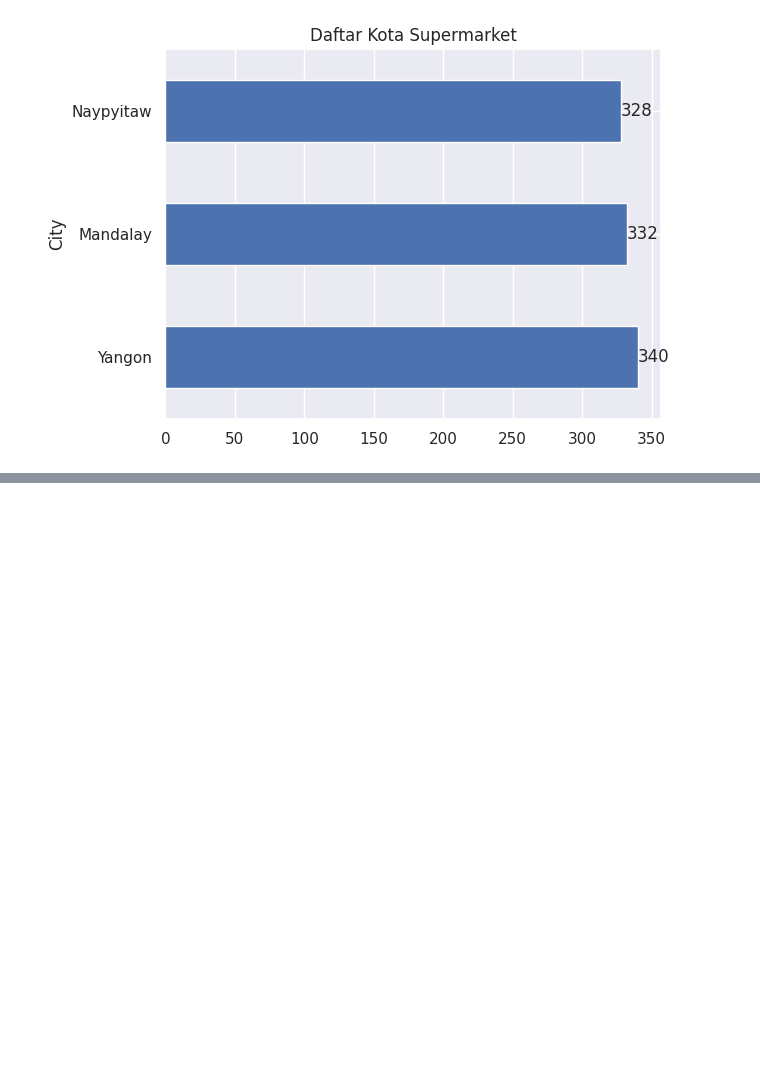
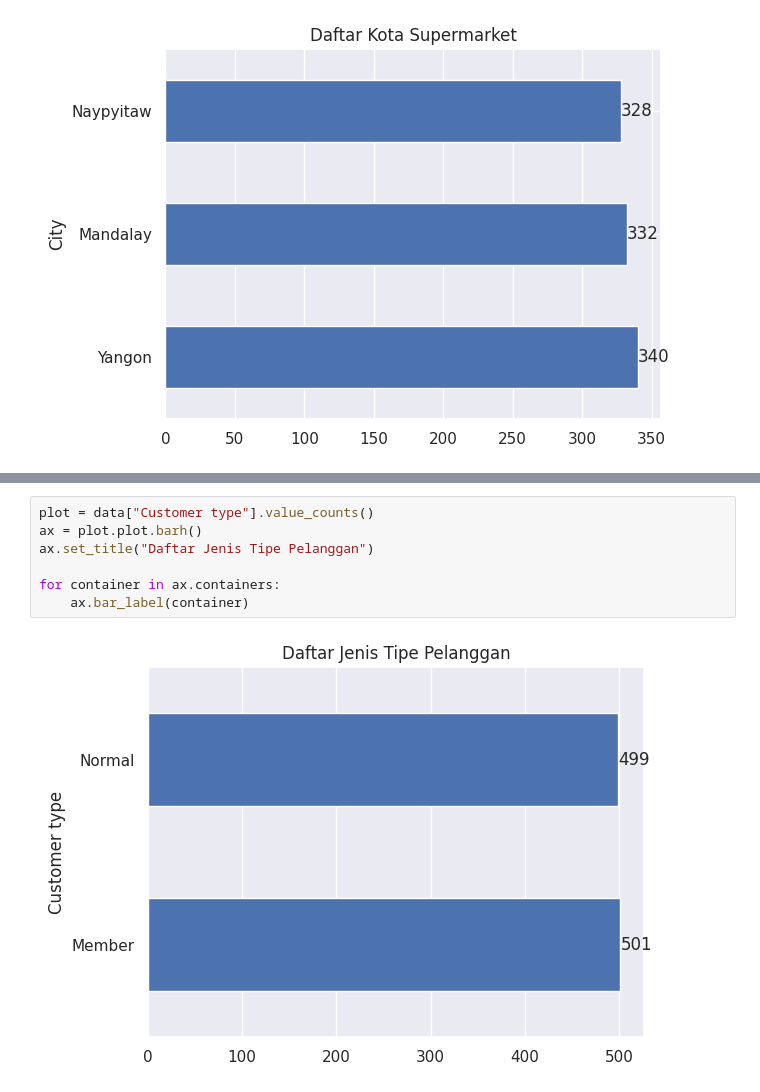
Before and after one commit to hendrimardani/data_science_supermarket_sales, a Jupyter notebook: supermarket_sales.ipynb, the cells around one changed output, grey strips where cells are left out. Cells and saved outputs as stored; diff of their text form; blank space fills up the shorter version.

```diff
--- a/supermarket_sales.ipynb
+++ b/supermarket_sales.ipynb
@@ -132,0 +117,9 @@ data
+# %%
+plot = data["Customer type"].value_counts()
+ax = plot.plot.barh()
+ax.set_title("Daftar Jenis Tipe Pelanggan")
+
+for container in ax.containers:
+    ax.bar_label(container)
+# %% [output]
+[figure, added]
```
Also changed, not shown: parts of 2 cells of this notebook.
